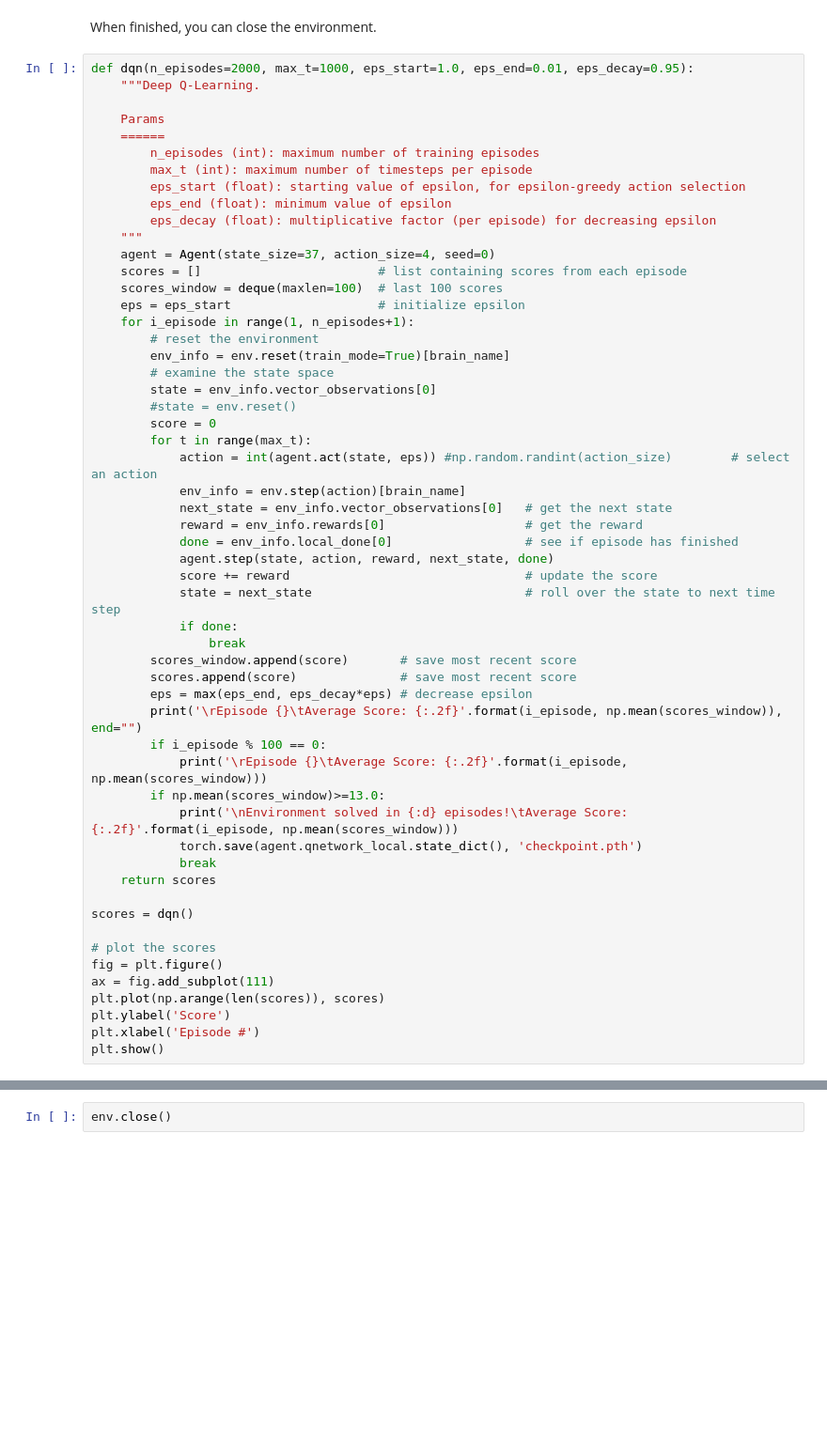
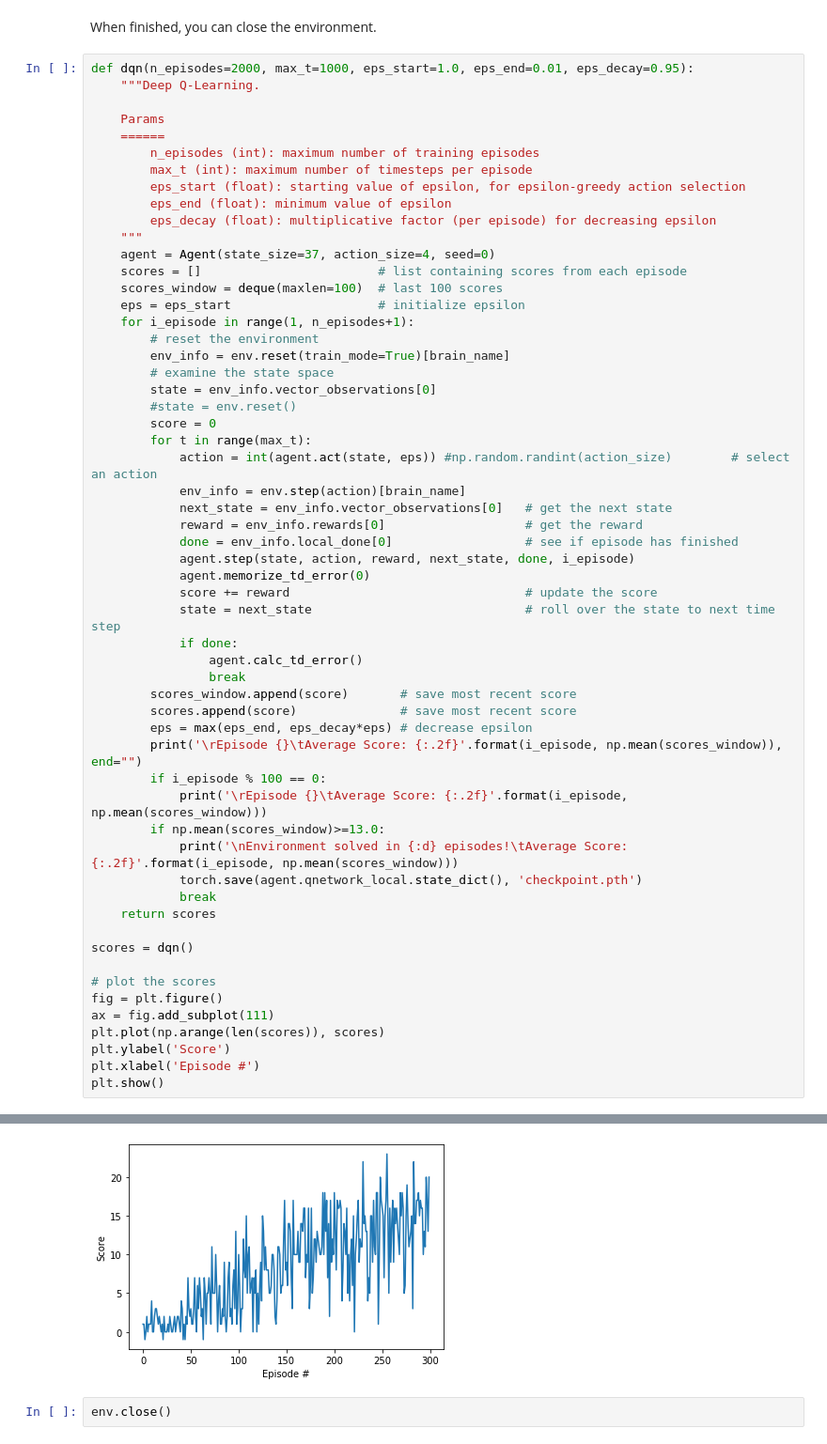
Before and after one commit to Paseul/Udacity, a Jupyter notebook: Navigation.ipynb, the cells around one changed output, grey strips where cells are left out. Shown at 94% size. Drawn from its saved outputs; the diff is of its cells as text; blank space fills up the shorter version.

```diff
--- a/Navigation.ipynb
+++ b/Navigation.ipynb
@@ -129,10 +129,12 @@ def dqn(n_episodes=2000, max_t=1000, eps_start=1.0, eps_end=0.01, eps_decay=0.95
             next_state = env_info.vector_observations[0]   # get the next state
             reward = env_info.rewards[0]                   # get the reward
             done = env_info.local_done[0]                  # see if episode has finished
-            agent.step(state, action, reward, next_state, done)
+            agent.step(state, action, reward, next_state, done, i_episode)
+            agent.memorize_td_error(0)
             score += reward                                # update the score
             state = next_state                             # roll over the state to next time step
             if done:
+                agent.calc_td_error()
                 break
         scores_window.append(score)       # save most recent score
         scores.append(score)              # save most recent score
@@ -162,3 +166,4 @@ Episode 289     Average Score: 12.71
+[figure, added]
 # %%
 env.close()
 # %% [markdown]
```
Also changed, not shown: parts of 1 cell of this notebook, 1 other file.
